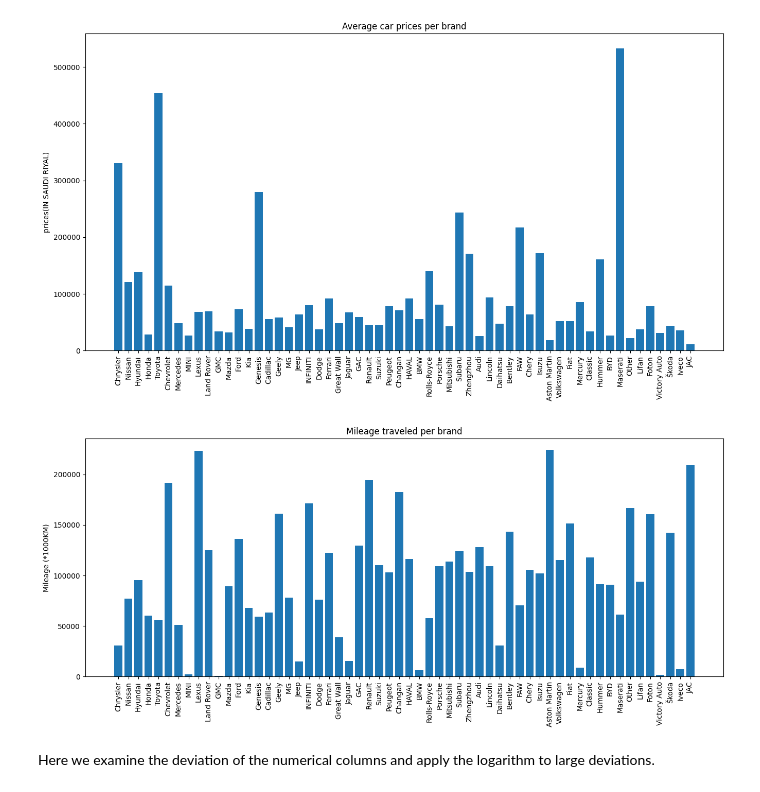
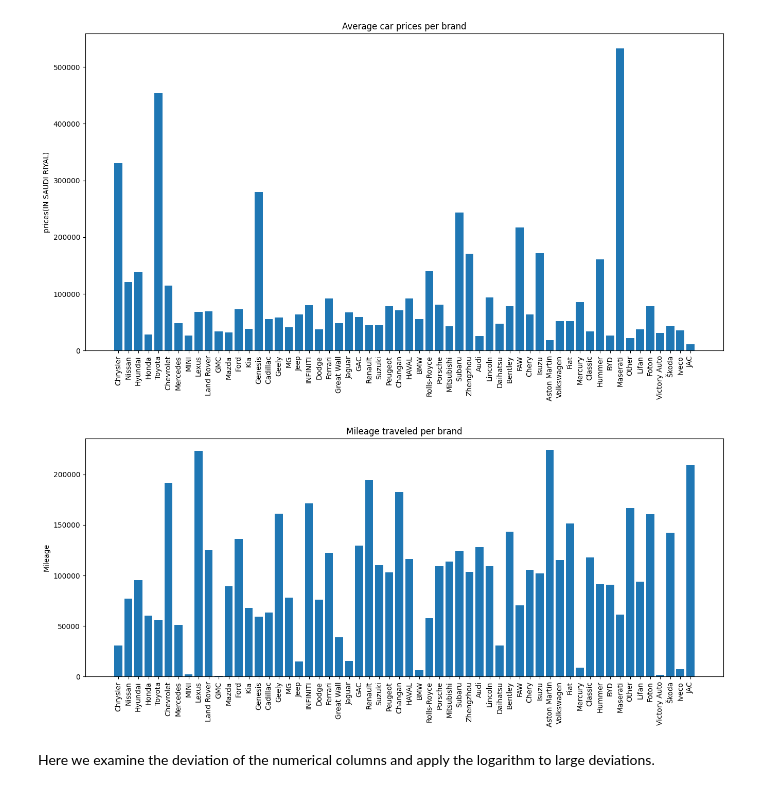
Before and after one commit to mohammadnouralkhateeb-stack/ENG.MOHAMMAD, a Jupyter notebook: Cars Dataset ML Project.ipynb, the cells around one changed output. Drawn from its saved outputs; the diff is of its cells as text; code cells hidden in the pictures.

```diff
--- a/Cars Dataset ML Project.ipynb
+++ b/Cars Dataset ML Project.ipynb
@@ -212,13 +212,13 @@ plt.show()
 # %%
 mileage = data.groupby('Make')['Mileage'].mean()
 fig, ax = plt.subplots(figsize=(16,6))
 ax.bar(data['Make'].unique(), mileage)
 plt.title('Mileage traveled per brand')
-plt.ylabel('Mileage (*1000KM)')
+plt.ylabel('Mileage')
 plt.xticks(rotation=90)
 plt.show()
 # %% [output]
-[figure, old version]
+[figure, new version]
 # %% [markdown]
 Here we examine the deviation of the numerical columns and apply the logarithm to large deviations.
 # %%
```
Also changed, not shown: parts of 2 cells of this notebook.
